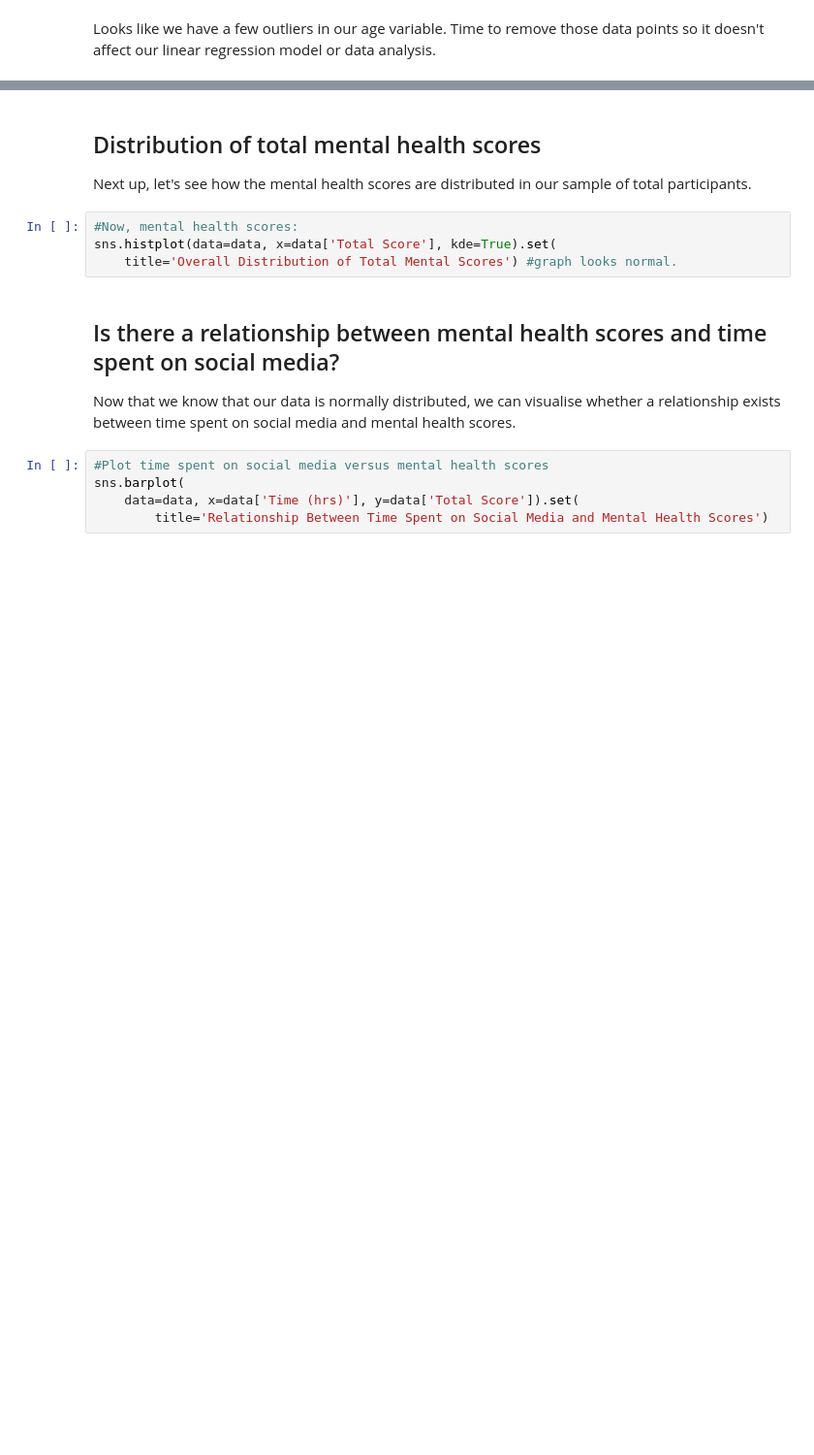
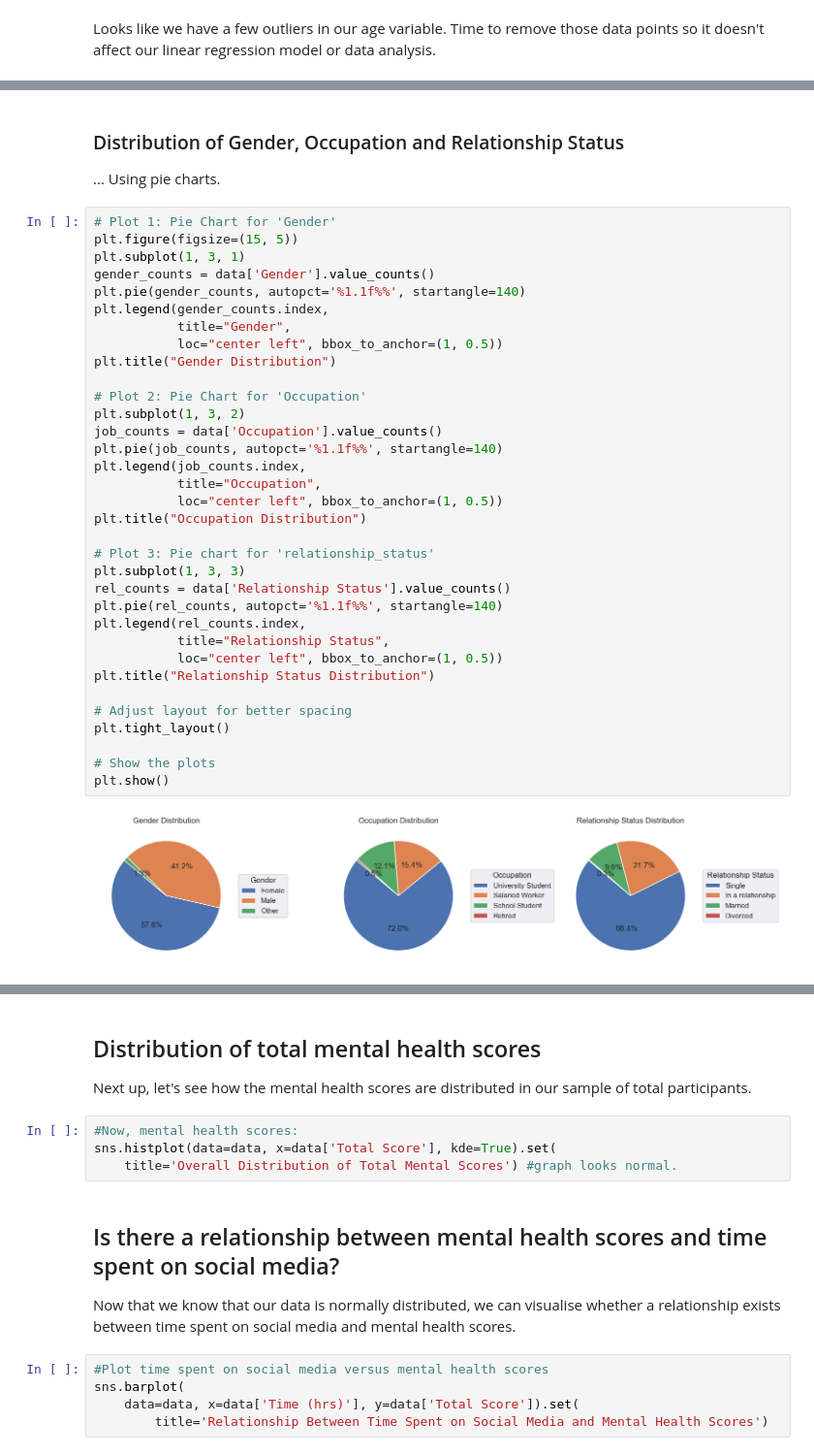
Before and after one commit to allygee/smmh_project, a Jupyter notebook: Social Media Mental Heallth Notebook.ipynb, the cells around one changed output, grey strips where cells are left out. Shown at 97% size. Saved outputs shown, nothing was run; the diff lists cells and outputs as text; blank space fills up the shorter version.

Commit message:
Grouped distributions of demographic data and social media usage

```diff
--- a/Social Media Mental Heallth Notebook.ipynb
+++ b/Social Media Mental Heallth Notebook.ipynb
@@ -293,0 +422,40 @@ First, visualising our data before testing for relationships, starting with how
+# %% [markdown]
+### Distribution of Gender, Occupation and Relationship Status
+
+... Using pie charts.
+# %%
+# Plot 1: Pie Chart for 'Gender'
+plt.figure(figsize=(15, 5))
+plt.subplot(1, 3, 1)
+gender_counts = data['Gender'].value_counts()
+plt.pie(gender_counts, autopct='%1.1f%%', startangle=140)
+plt.legend(gender_counts.index,
+           title="Gender",
+           loc="center left", bbox_to_anchor=(1, 0.5))
+plt.title("Gender Distribution")
+
+# Plot 2: Pie Chart for 'Occupation'
+plt.subplot(1, 3, 2)
+job_counts = data['Occupation'].value_counts()
+plt.pie(job_counts, autopct='%1.1f%%', startangle=140)
+plt.legend(job_counts.index,
+           title="Occupation",
+           loc="center left", bbox_to_anchor=(1, 0.5))
+plt.title("Occupation Distribution")
+
+# Plot 3: Pie chart for 'relationship_status'
+plt.subplot(1, 3, 3)
+rel_counts = data['Relationship Status'].value_counts()
+plt.pie(rel_counts, autopct='%1.1f%%', startangle=140)
+plt.legend(rel_counts.index,
+           title="Relationship Status",
+           loc="center left", bbox_to_anchor=(1, 0.5))
+plt.title("Relationship Status Distribution")
+
+# Adjust layout for better spacing
+plt.tight_layout()
+
+# Show the plots
+plt.show()
+# %% [output]
+[figure, added]
```
Also changed, not shown: parts of 31 cells of this notebook.
